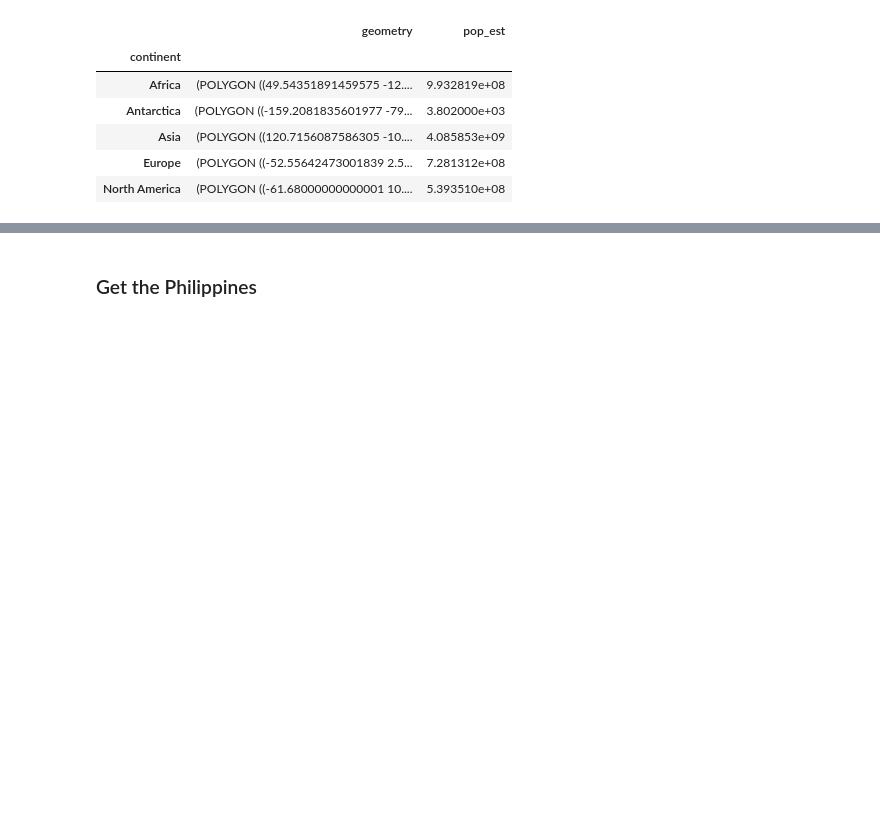
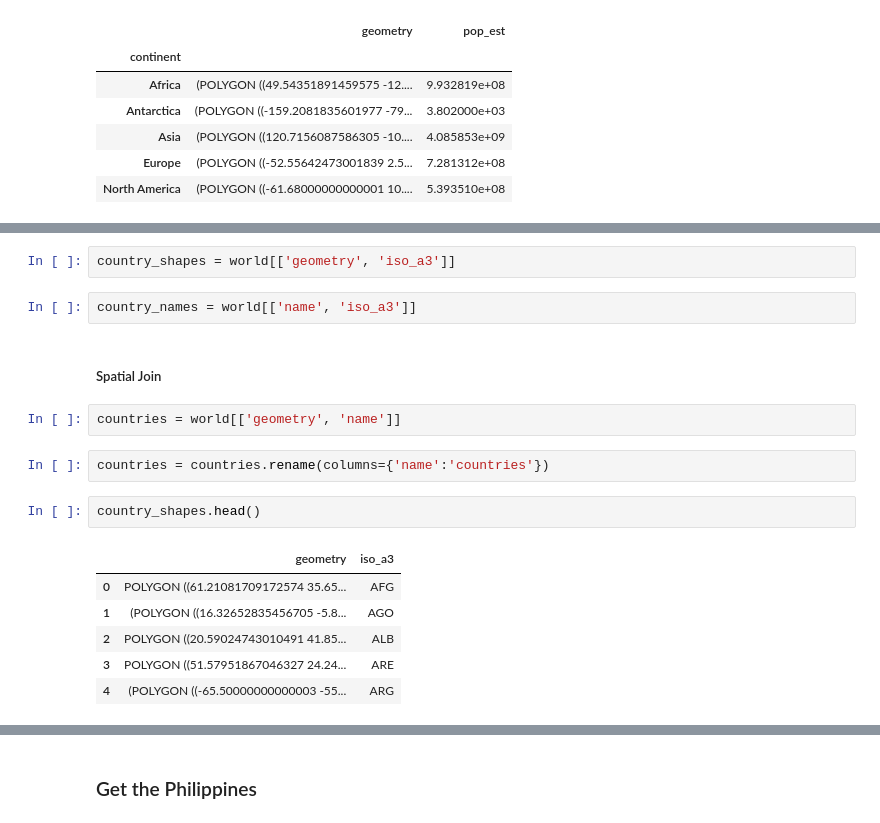
Before and after one commit to fjcamillo/Learn-GeoPandas, a Jupyter notebook: project_files/GeoPandas.ipynb, the cells around one changed output, grey strips where cells are left out. Drawn from its saved outputs; the diff is of its cells as text; blank space fills up the shorter version.

Commit message:
added joins and spatial joins

```diff
--- a/project_files/GeoPandas.ipynb
+++ b/project_files/GeoPandas.ipynb
@@ -341,0 +350,19 @@ continents.head()
+# %%
+country_shapes = world[['geometry', 'iso_a3']]
+# %%
+country_names = world[['name', 'iso_a3']]
+# %% [markdown]
+##### Spatial Join
+# %%
+countries = world[['geometry', 'name']]
+# %%
+countries = countries.rename(columns={'name':'countries'})
+# %%
+country_shapes.head()
+# %% [output]
+|  | geometry | iso_a3 |
+| 0 | POLYGON ((61.21081709172574 35.65... | AFG |
+| 1 | (POLYGON ((16.32652835456705 -5.8... | AGO |
+| 2 | POLYGON ((20.59024743010491 41.85... | ALB |
+| 3 | POLYGON ((51.57951867046327 24.24... | ARE |
+| 4 | (POLYGON ((-65.50000000000003 -55... | ARG |
```
Also changed, not shown: parts of 11 cells of this notebook.
